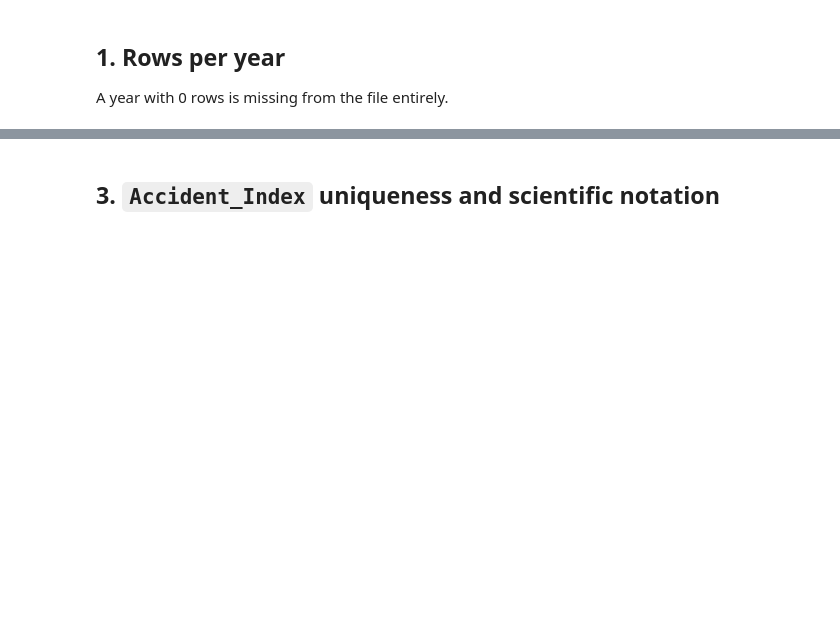
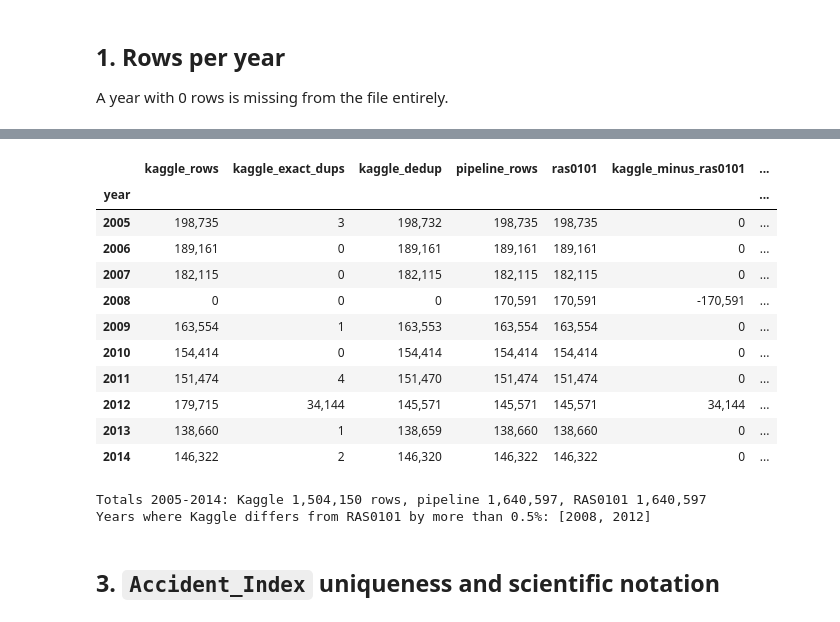
Before and after one commit to maryam843/uk-road-accident-analytics, a Jupyter notebook: notebooks/00_kaggle_data_audit.ipynb, the cells around one changed output, grey strips where cells are left out. Drawn from its saved outputs; the diff is of its cells as text; code cells hidden in the pictures; blank space fills up the shorter version.

```diff
--- a/notebooks/00_kaggle_data_audit.ipynb
+++ b/notebooks/00_kaggle_data_audit.ipynb
@@ -96,3 +168,39 @@ if HAVE_KAGGLE:
+# %%
+if HAVE_KAGGLE:
+    official = clean.load_ras0101(DATA_DIR / "raw" / config.RAS0101_RAW_FILE)["collisions"]
+    pipeline = pd.read_parquet(DATA_DIR / "processed" / config.YEARLY_PARQUET)["collisions"]
+    side = pd.DataFrame({"kaggle_rows": rows_per_year, "kaggle_exact_dups": dup_by_year})
+    side["kaggle_dedup"] = side["kaggle_rows"] - side["kaggle_exact_dups"]
+    side["pipeline_rows"] = pipeline.reindex(side.index)
+    side["ras0101"] = official.reindex(side.index)
+    side["kaggle_minus_ras0101"] = side["kaggle_rows"] - side["ras0101"]
+    side["kaggle_dedup_minus_ras0101"] = side["kaggle_dedup"] - side["ras0101"]
+    side["pct_kaggle_vs_ras0101"] = 100 * side["kaggle_minus_ras0101"] / side["ras0101"]
+    side["pipeline_minus_ras0101"] = side["pipeline_rows"] - side["ras0101"]
+    side = side.astype({c: "int64" for c in side.columns if c != "pct_kaggle_vs_ras0101"})
+    side.index.name = "year"
+    display(side.style.format({c: "{:,}" for c in side.columns if c != "pct_kaggle_vs_ras0101"}
+                              | {"pct_kaggle_vs_ras0101": "{:+.2f}%"}))
+    total = side.sum(numeric_only=True)
+    print(f"Totals {side.index.min()}-{side.index.max()}: Kaggle {int(total['kaggle_rows']):,} rows, "
+          f"pipeline {int(total['pipeline_rows']):,}, RAS0101 {int(total['ras0101']):,}")
+    print("Years where Kaggle differs from RAS0101 by more than 0.5%:",
+          side.index[side["pct_kaggle_vs_ras0101"].abs() > 0.5].tolist())
+# %% [output]
+|  | kaggle_rows | kaggle_exact_dups | kaggle_dedup | pipeline_rows | ras0101 | kaggle_minus_ras0101 | ... |
+| year |  |  |  |  |  |  | ... |
+| 2005 | 198,735 | 3 | 198,732 | 198,735 | 198,735 | 0 | ... |
+| 2006 | 189,161 | 0 | 189,161 | 189,161 | 189,161 | 0 | ... |
+| 2007 | 182,115 | 0 | 182,115 | 182,115 | 182,115 | 0 | ... |
+| 2008 | 0 | 0 | 0 | 170,591 | 170,591 | -170,591 | ... |
+| 2009 | 163,554 | 1 | 163,553 | 163,554 | 163,554 | 0 | ... |
+| 2010 | 154,414 | 0 | 154,414 | 154,414 | 154,414 | 0 | ... |
+| 2011 | 151,474 | 4 | 151,470 | 151,474 | 151,474 | 0 | ... |
+| 2012 | 179,715 | 34,144 | 145,571 | 145,571 | 145,571 | 34,144 | ... |
+| 2013 | 138,660 | 1 | 138,659 | 138,660 | 138,660 | 0 | ... |
+| 2014 | 146,322 | 2 | 146,320 | 146,322 | 146,322 | 0 | ... |
+Totals 2005-2014: Kaggle 1,504,150 rows, pipeline 1,640,597, RAS0101 1,640,597
+Years where Kaggle differs from RAS0101 by more than 0.5%: [2008, 2012]
 # %% [markdown]
 ## 3. `Accident_Index` uniqueness and scientific notation
 # %%
```
Also changed, not shown: parts of 14 cells of this notebook, 5 other files.
